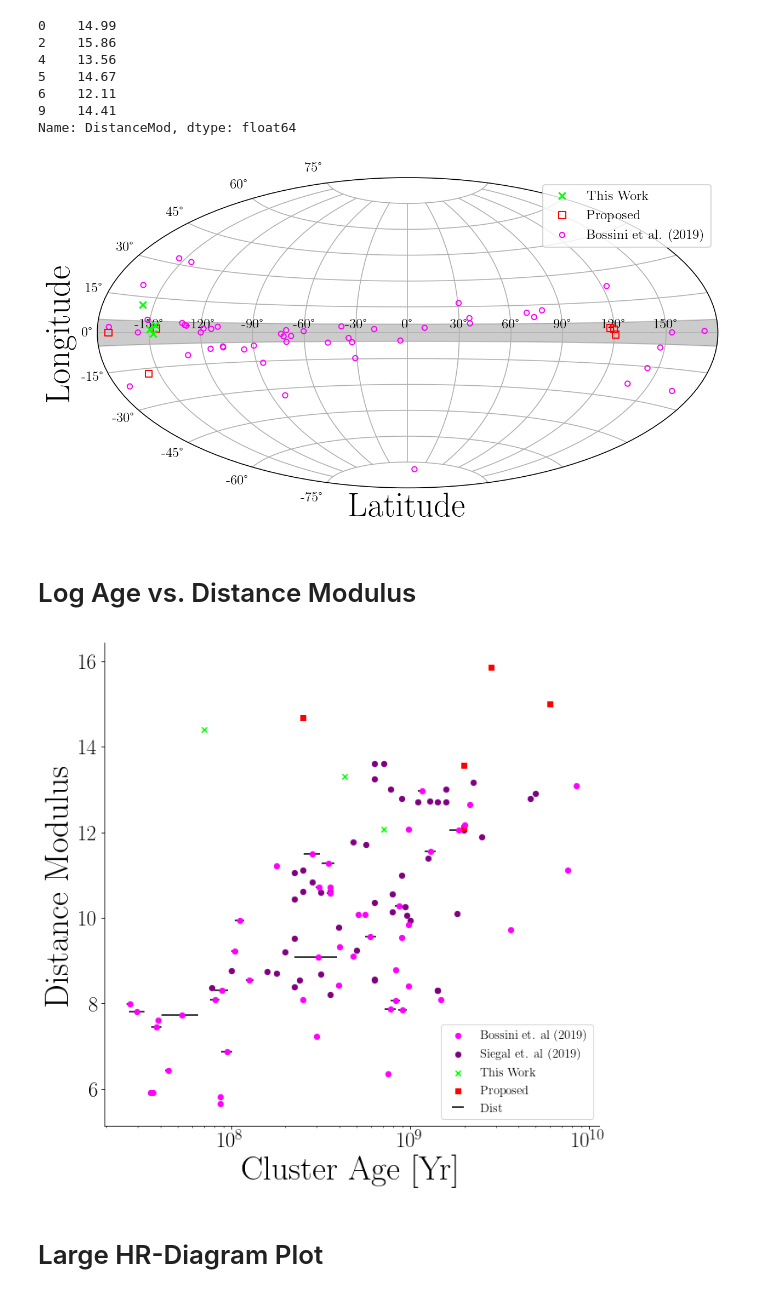
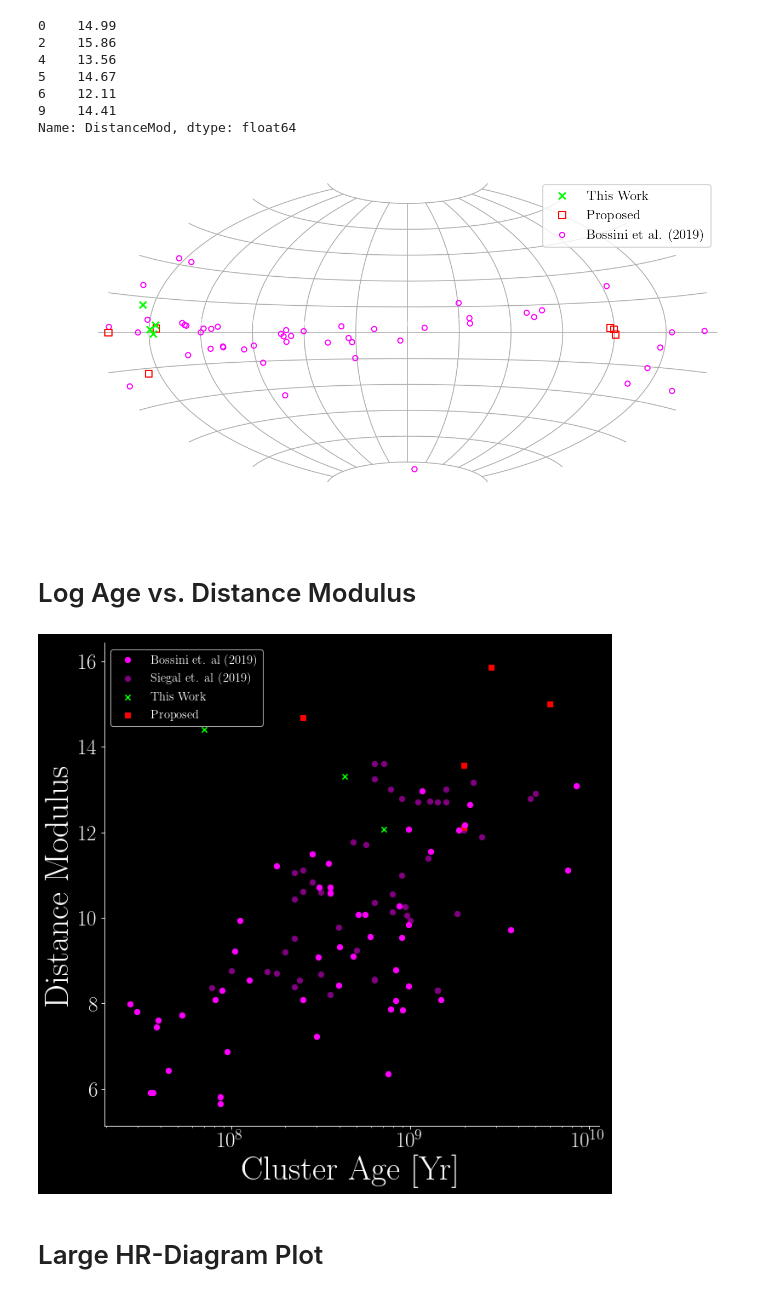
Before and after one commit to OwenJohnsons/Final_Year_Project, a Jupyter notebook: Code/final_plots.ipynb, the cells around one changed output. Drawn from its saved outputs; the diff is of its cells as text; code cells hidden in the pictures.

```diff
--- a/Code/final_plots.ipynb
+++ b/Code/final_plots.ipynb
@@ -29,6 +30,12 @@ plt.rcParams['axes.labelsize'] = 30
 plt.rcParams['axes.spines.right'] = False
 plt.rcParams['axes.spines.top'] = False
 colour_arrays = ['red', 'blue', 'green', 'crimson', 'lime']
+# %%
+params = {"ytick.color" : "w",
+          "xtick.color" : "w",
+          "axes.labelcolor" : "w",
+          "axes.edgecolor" : "w"}
+plt.rcParams.update(params)
 # %% [markdown]
 ## Importing Supplementary Data
 # %%
@@ -83,36 +90,36 @@ plt.scatter(galtw.l.wrap_at('180d').radian, galtw.b.radian, marker = 'x', color
 plt.scatter(galprop.l.wrap_at('180d').radian, galprop.b.radian, marker = 's', facecolor = 'None', edgecolor = 'red', label = 'Proposed', zorder = 3)
 plt.scatter(bossini_locations.l.wrap_at('180d').radian, bossini_locations.b.radian, marker = 'o', facecolor = 'None', edgecolor = 'fuchsia', label = 'Bossini et al. (2019)', zorder = 2, s = 20)
 
-plt.axhspan(np.deg2rad(-5), np.deg2rad(5), alpha=0.2, color='black')
+plt.axhspan(np.deg2rad(-5), np.deg2rad(5), alpha=0.2, color='white')
 plt.grid(True)
 plt.legend(loc = 'best', prop={'size': 12})
 plt.xlabel('Latitude'); plt.ylabel('Longitude')
-plt.savefig('plots/target_selection.pdf')
+plt.savefig('plots/target_selection.png', transparent=True)
 # %% [output]
-[figure, old version]
+[figure, new version]
 # %% [markdown]
 # Log Age vs. Distance Modulus
 # %%
 plt.rcParams.update({'font.size': 24})
 plt.figure(figsize = (10, 10), dpi = 75)
 # plt.scatter(proposed['Age'], proposed['DistanceMod'], facecolor = 'None', edgecolor = 'fuchsia', label = 'Lynga et al. (1987)', marker = 's')
 
 plt.scatter(bossini_age, bossini_dist, label = 'Bossini et. al (2019)', color = 'fuchsia',  zorder = 3)
-plt.errorbar(bossini_age, bossini_dist, xerr = bossini_age_e, ls = 'None', zorder = 0, color = 'black')
+plt.errorbar(bossini_age, bossini_dist, xerr = bossini_age_e, ls = 'None', zorder = 0, color = 'black', label = '')
 
 plt.scatter(siegal_age, siegal_dist, label = 'Siegal et. al (2019)', color = 'purple')
 
 plt.scatter(10**observed['Age'], observed['DistanceMod'], color = 'lime', marker = 'x', label = 'This Work')
 plt.scatter(10**proposed['Age'], proposed['DistanceMod'], color = 'red', marker = 's', label = 'Proposed')
 # plt.scatter(kharchenko_age, kharchenko_dist)
-
+plt.style.use('dark_background')
 plt.legend(loc = 'best', prop={'size': 14})
 plt.ylabel('Distance Modulus', fontsize = 38)
 plt.xscale("log")
 plt.xlabel('Cluster Age [Yr]', fontsize = 38)
-plt.savefig('plots/supplementary_data_plot.pdf')
+plt.savefig('plots/supplementary_data_plot.png', transparent = 'True')
 # %% [output]
-[figure, old version]
+[figure, new version]
 # %% [markdown]
 # Large HR-Diagram Plot
 # %%
```
Also changed, not shown: parts of 5 cells of this notebook, 8 other files.
